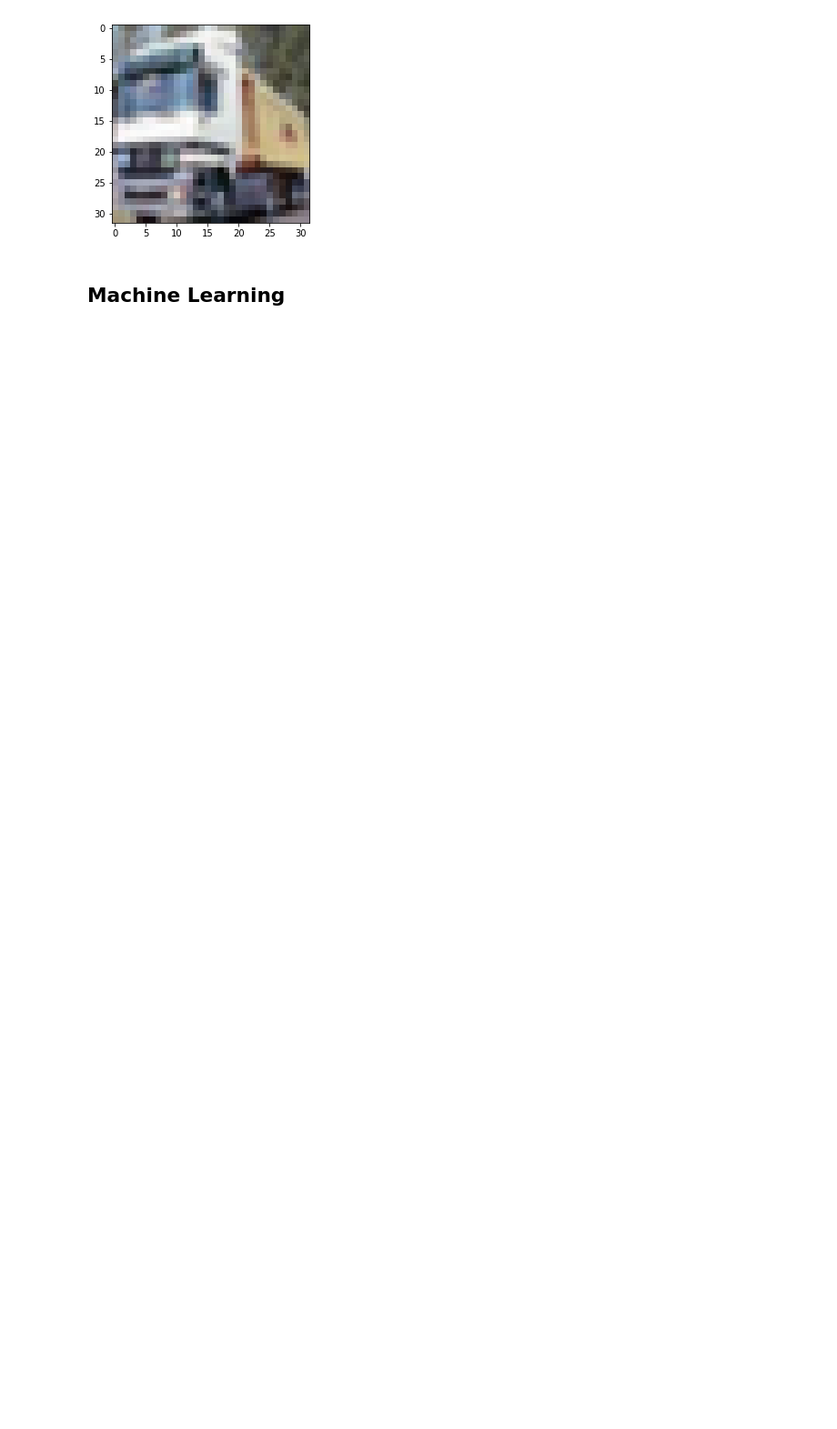
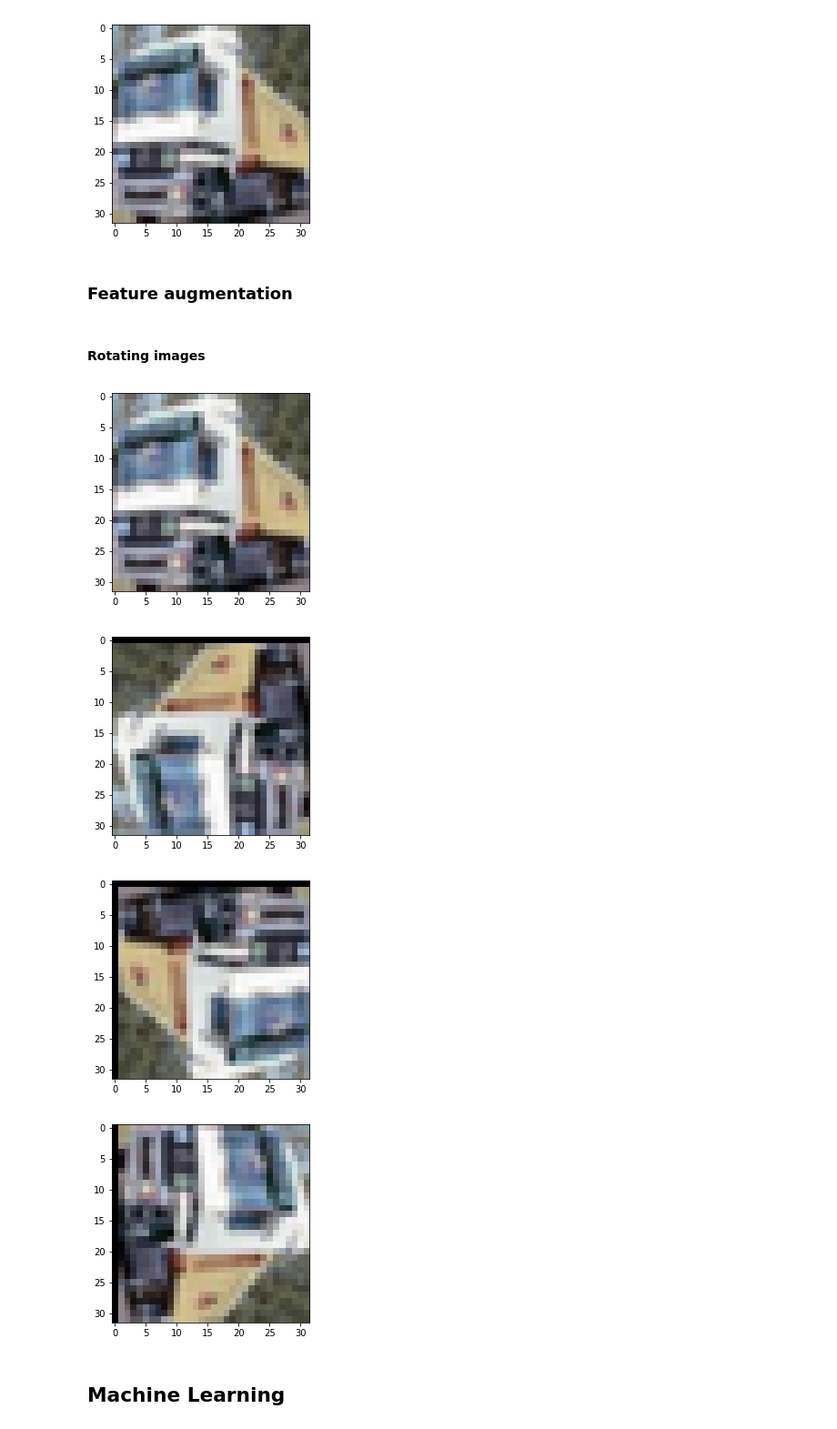
Before and after one commit to ericdaat/cifar, a Jupyter notebook: notebook.ipynb, the cells around one changed output. Shown: that part at 91% size. Drawn from its saved outputs; the diff is of its cells as text; code cells hidden in the pictures; blank space fills up the shorter version.

Commit message:
add image rotation and pickle dump

```diff
--- a/notebook.ipynb
+++ b/notebook.ipynb
@@ -41,3 +53,34 @@ plt.imshow(x_train[1])
 plt.show()
 # %% [output]
 [figure]
+# %% [markdown]
+### Feature augmentation
+# %% [markdown]
+#### Rotating images
+# %%
+def rotate_image(img, angles=[90, 180, 270]):
+    h, w = img.shape[:2]
+    center = (w / 2., h / 2.)
+
+    rotated_images = []
+
+    for angle in angles:
+        M = cv2.getRotationMatrix2D(center, angle , 1.)
+        rotated_images.append(cv2.warpAffine(img, M, (h, w)))
+
+    return rotated_images
+# %%
+%matplotlib inline
+
+img = x_train[1]
+plt.imshow(img)
+plt.show()
+
+for img_ in rotate_image(img):
+    plt.imshow(img_)
+    plt.show()
+# %% [output]
+[figure, added]
+[figure, added]
+[figure, added]
+[figure, added]
```
Also changed, not shown: parts of 10 cells of this notebook.
